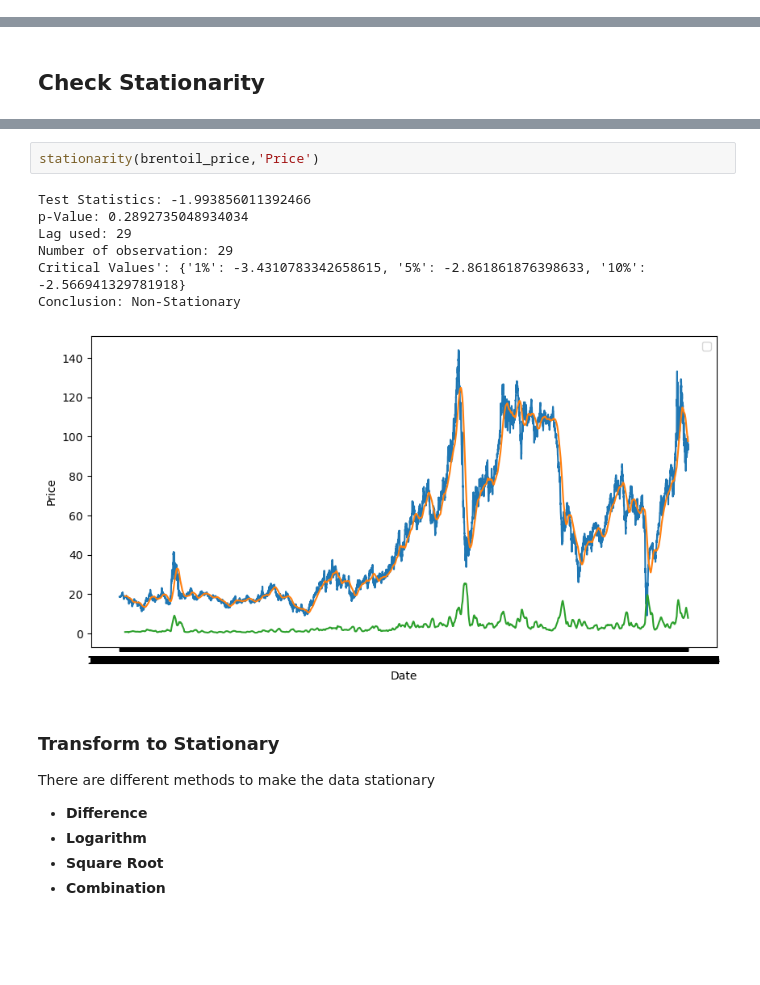
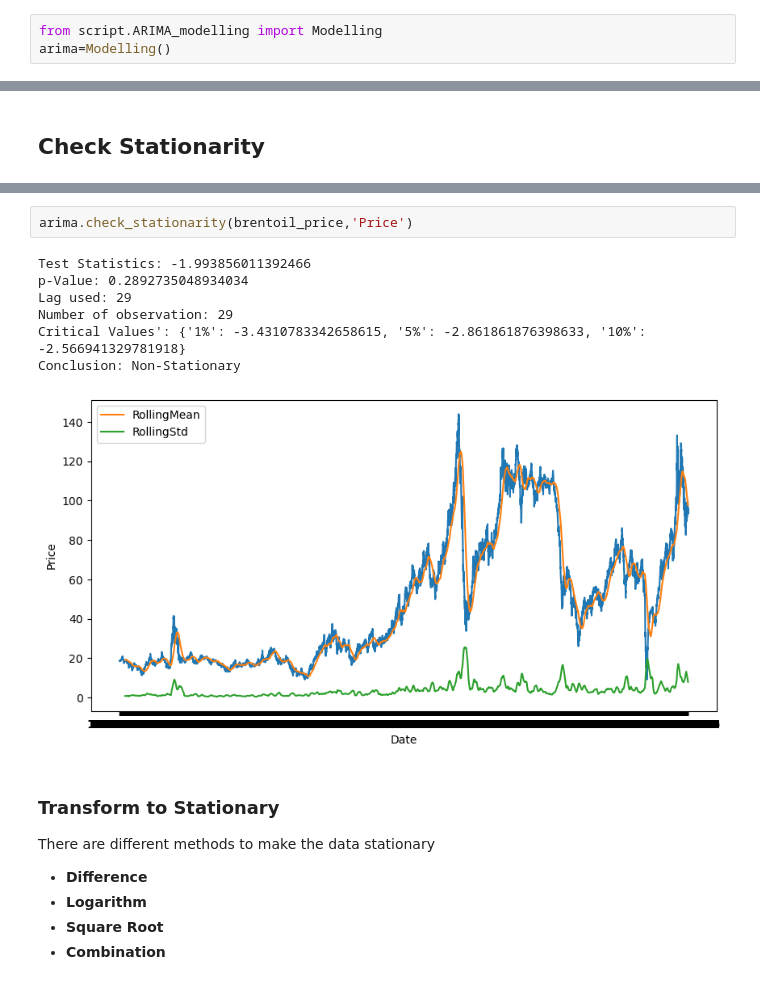
Before and after one commit to wolderufael/Brent_Oil_Price_Change_point_Analysis, a Jupyter notebook: notebook/ARIMA_model.ipynb, the cells around one changed output, grey strips where cells are left out. Cells and saved outputs as stored; diff of their text form; blank space fills up the shorter version.

```diff
--- a/notebook/ARIMA_model.ipynb
+++ b/notebook/ARIMA_model.ipynb
@@ -10,6 +10,9 @@ notebook_dir = os.getcwd()
 parent_path=os.path.dirname(notebook_dir)
 
 os.chdir(parent_path)
+# %%
+from script.ARIMA_modelling import Modelling
+arima=Modelling()
 # %% [markdown]
 ### Load Data
 # %%
@@ -46,13 +24,13 @@ def stationarity(df,col):
 # %%
-stationarity(brentoil_price,'Price')
+arima.check_stationarity(brentoil_price,'Price')
 # %% [output]
 Test Statistics: -1.993856011392466
 p-Value: 0.2892735048934034
 Lag used: 29
 Number of observation: 29
 Critical Values': {'1%': -3.4310783342658615, '5%': -2.861861876398633, '10%': -2.566941329781918}
 Conclusion: Non-Stationary
-[figure, old version]
+[figure, new version]
 # %% [markdown]
 ### Transform to Stationary
 There are different methods to make the data stationary
```
Also changed, not shown: parts of 18 cells of this notebook, 4 other files.
